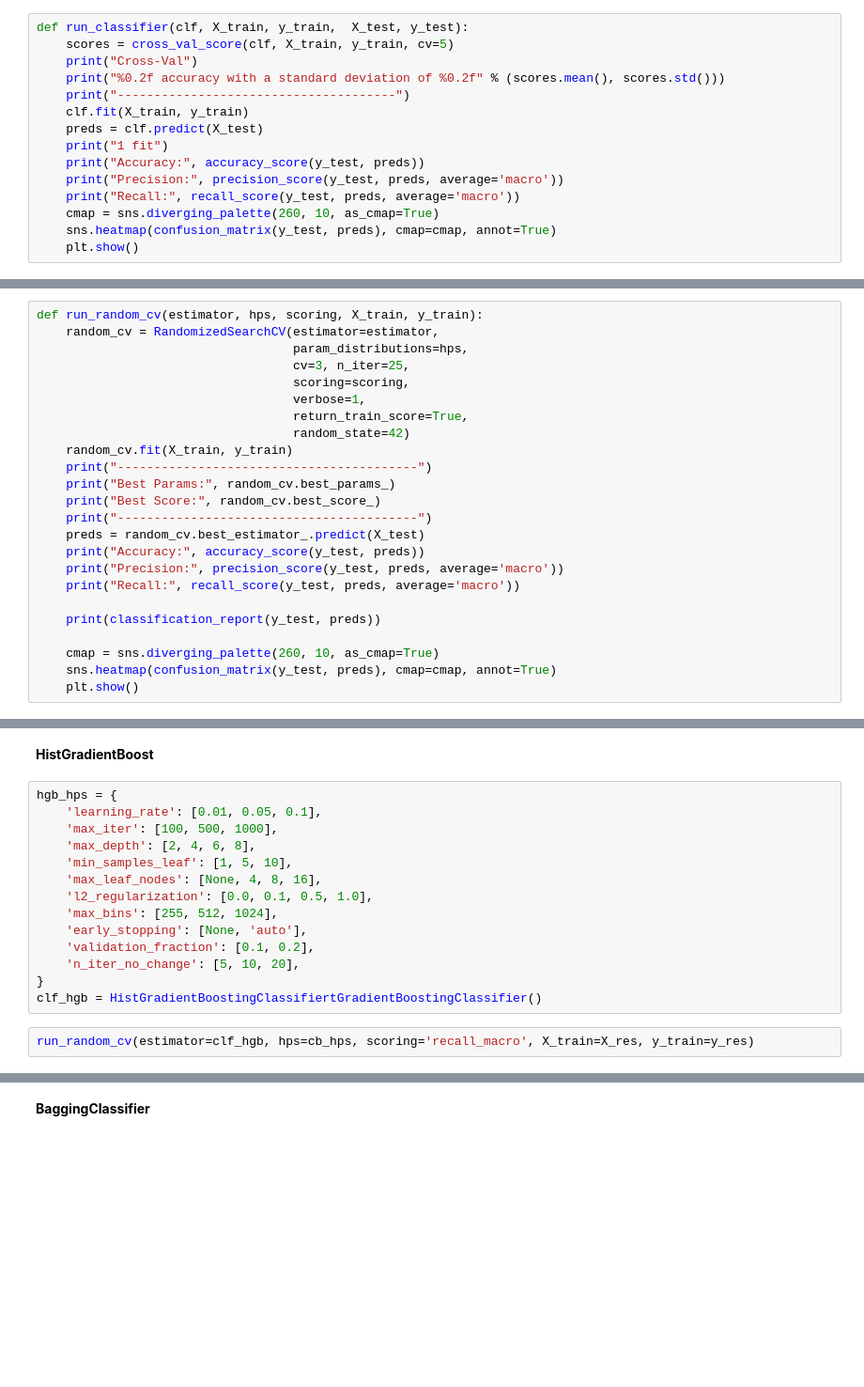
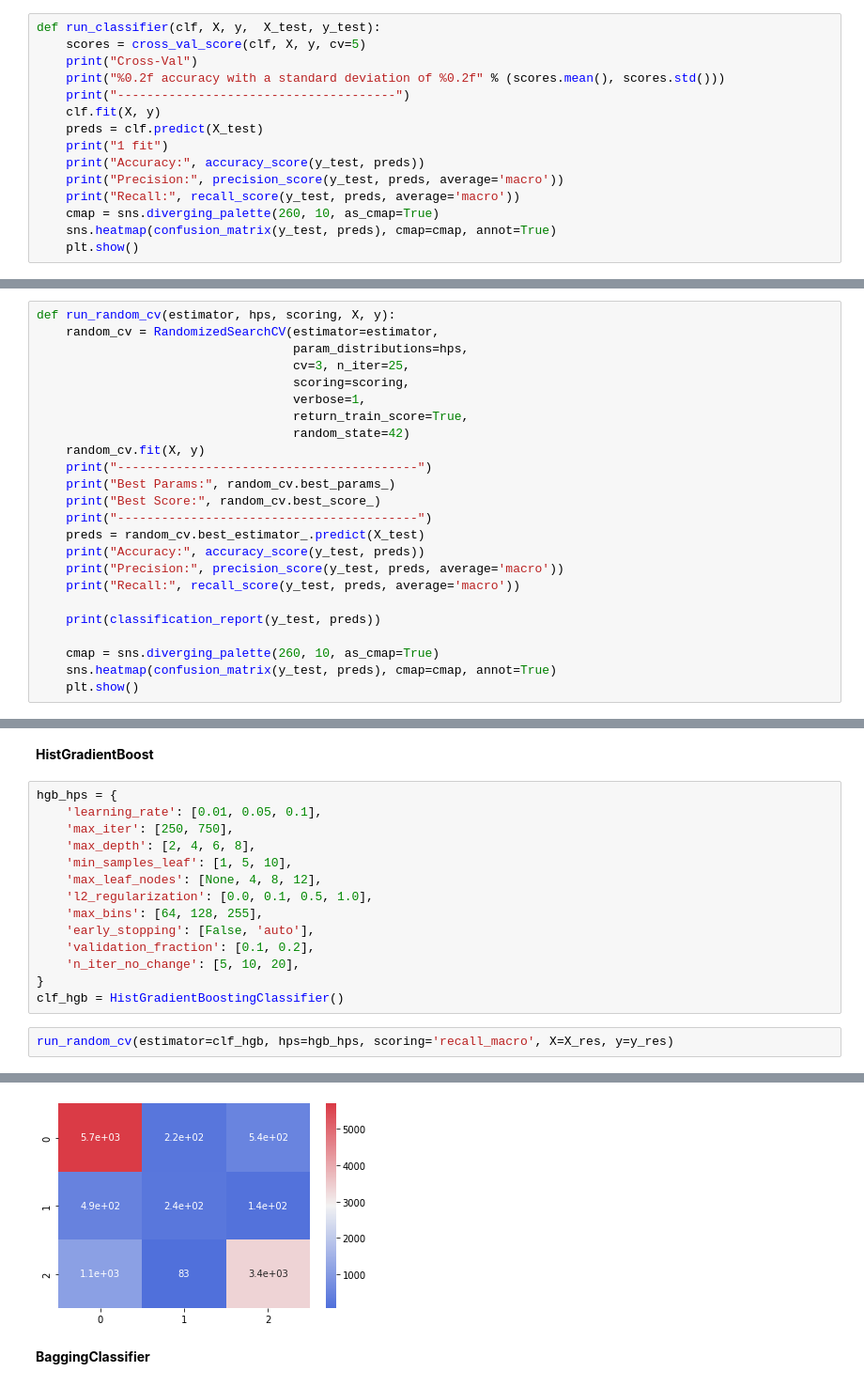
Before and after one commit to JasonErwin/dma-project, a Jupyter notebook: EDA_AND_Modelling.ipynb, the cells around one changed output, grey strips where cells are left out. Shown at 94% size. Drawn from its saved outputs; the diff is of its cells as text; blank space fills up the shorter version.

```diff
--- a/EDA_AND_Modelling.ipynb
+++ b/EDA_AND_Modelling.ipynb
@@ -415,12 +415,12 @@ So our best options are:
     - Bagging
     - CatBoost
 # %%
-def run_classifier(clf, X_train, y_train,  X_test, y_test):
-    scores = cross_val_score(clf, X_train, y_train, cv=5)
+def run_classifier(clf, X, y,  X_test, y_test):
+    scores = cross_val_score(clf, X, y, cv=5)
     print("Cross-Val")
     print("%0.2f accuracy with a standard deviation of %0.2f" % (scores.mean(), scores.std()))
     print("--------------------------------------")
-    clf.fit(X_train, y_train)
+    clf.fit(X, y)
     preds = clf.predict(X_test)
     print("1 fit")
     print("Accuracy:", accuracy_score(y_test, preds))
@@ -642,7 +642,7 @@ def display_results(rcv):
 # %%
 from sklearn.metrics import classification_report, confusion_matrix
 # %%
-def run_random_cv(estimator, hps, scoring, X_train, y_train):
+def run_random_cv(estimator, hps, scoring, X, y):
     random_cv = RandomizedSearchCV(estimator=estimator,
                                    param_distributions=hps,
                                    cv=3, n_iter=25,
@@ -650,7 +650,7 @@ def run_random_cv(estimator, hps, scoring, X_train, y_train):
                                    verbose=1,
                                    return_train_score=True,
                                    random_state=42)
-    random_cv.fit(X_train, y_train)
+    random_cv.fit(X, y)
     print("-----------------------------------------")
     print("Best Params:", random_cv.best_params_)
     print("Best Score:", random_cv.best_score_)
@@ -742,16 +742,17 @@ weighted avg       0.77      0.78      0.77     11880
 # %%
 hgb_hps = {
     'learning_rate': [0.01, 0.05, 0.1],
-    'max_iter': [100, 500, 1000],
+    'max_iter': [250, 750],
     'max_depth': [2, 4, 6, 8],
     'min_samples_leaf': [1, 5, 10],
-    'max_leaf_nodes': [None, 4, 8, 16],
+    'max_leaf_nodes': [None, 4, 8, 12],
     'l2_regularization': [0.0, 0.1, 0.5, 1.0],
-    'max_bins': [255, 512, 1024],
-    'early_stopping': [None, 'auto'],
+    'max_bins': [64, 128, 255],
+    'early_stopping': [False, 'auto'],
     'validation_fraction': [0.1, 0.2],
     'n_iter_no_change': [5, 10, 20],
 }
-clf_hgb = HistGradientBoostingClassifiertGradientBoostingClassifier()
+clf_hgb = HistGradientBoostingClassifier()
 # %%
-run_random_cv(estimator=clf_hgb, hps=cb_hps, scoring='recall_macro', X_train=X_res, y_train=y_res)
+run_random_cv(estimator=clf_hgb, hps=hgb_hps, scoring='recall_macro', X=X_res, y=y_res)
+# %% [output]
@@ -758,3 +776,4 @@ run_random_cv(estimator=clf_hgb, hps=cb_hps, scoring='recall_macro', X_train=X_r
+[figure, added]
 # %% [markdown]
 **BaggingClassifier**
 # %%
```
Also changed, not shown: parts of 25 cells of this notebook, 5 other files.
